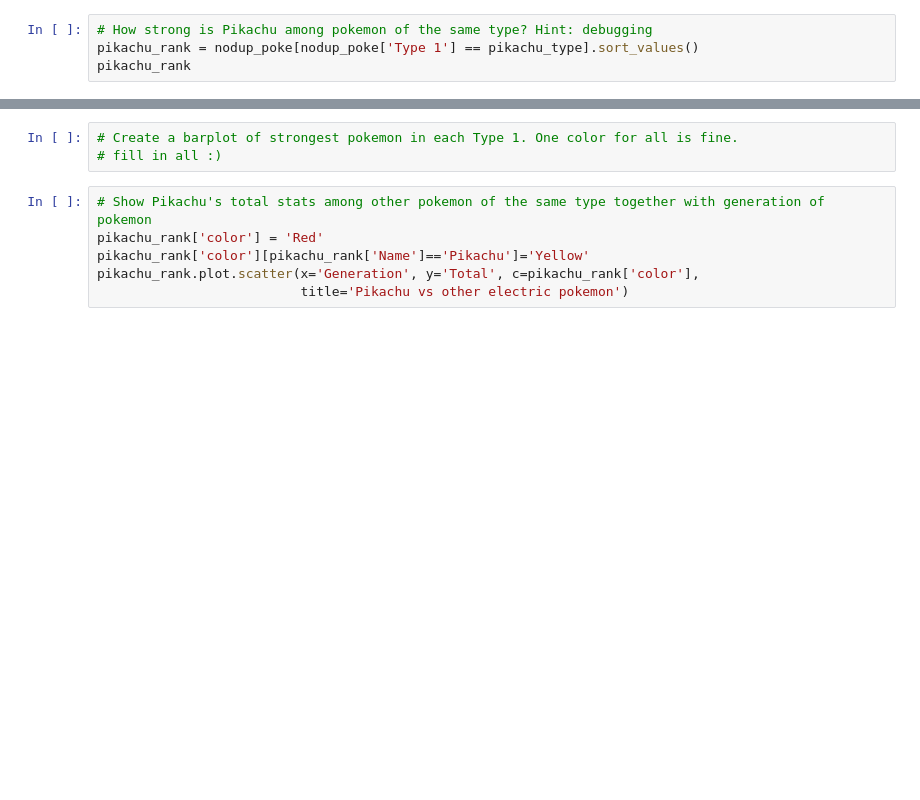
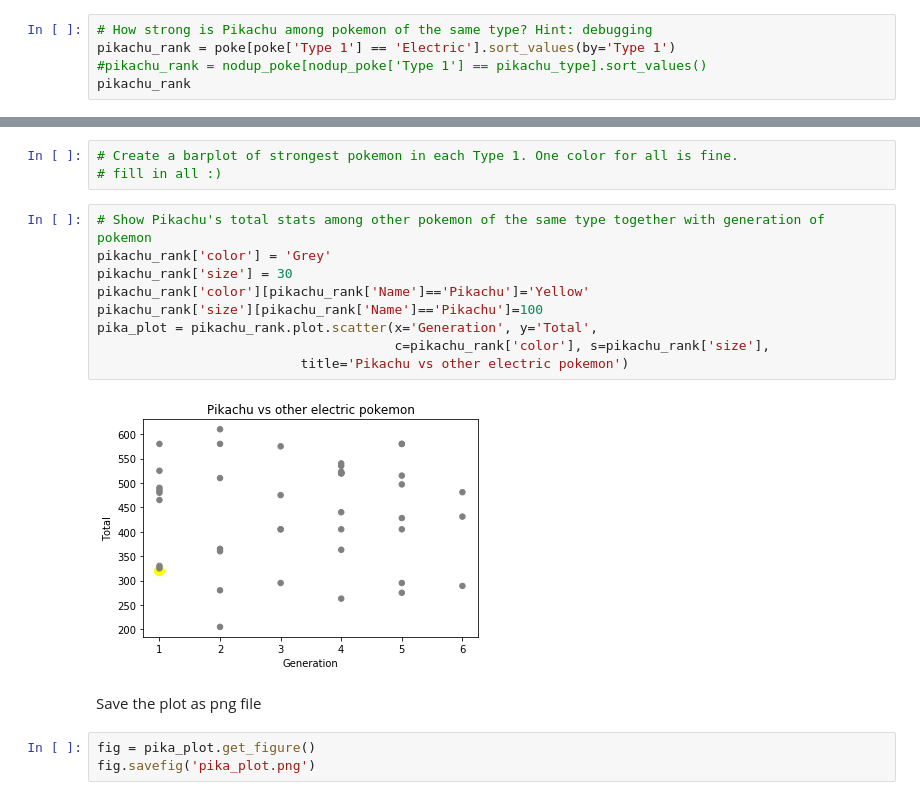
Before and after one commit to pyvec/pyworking-materials, a Jupyter notebook: 170902_Pandas/JupyterNTBs/Pandas_Theory_2.ipynb, the cells around one changed output, grey strips where cells are left out. Saved outputs shown, nothing was run; the diff lists cells and outputs as text; blank space fills up the shorter version.

```diff
--- a/170902_Pandas/JupyterNTBs/Pandas_Theory_2.ipynb
+++ b/170902_Pandas/JupyterNTBs/Pandas_Theory_2.ipynb
@@ -179,5 +184,6 @@ pikachu_type = nodup_poke['Type 1'][nodup_poke['Name'] == 'Pikachu'].values[0]
 pikachu_type
 # %%
 # How strong is Pikachu among pokemon of the same type? Hint: debugging
-pikachu_rank = nodup_poke[nodup_poke['Type 1'] == pikachu_type].sort_values()
+pikachu_rank = poke[poke['Type 1'] == 'Electric'].sort_values(by='Type 1')
+#pikachu_rank = nodup_poke[nodup_poke['Type 1'] == pikachu_type].sort_values()
 pikachu_rank
@@ -217,7 +241,17 @@ gener.plot.bar()
 # fill in all :)
 # %%
 # Show Pikachu's total stats among other pokemon of the same type together with generation of pokemon
-pikachu_rank['color'] = 'Red'
+pikachu_rank['color'] = 'Grey'
+pikachu_rank['size'] = 30
 pikachu_rank['color'][pikachu_rank['Name']=='Pikachu']='Yellow'
-pikachu_rank.plot.scatter(x='Generation', y='Total', c=pikachu_rank['color'],
+pikachu_rank['size'][pikachu_rank['Name']=='Pikachu']=100
+pika_plot = pikachu_rank.plot.scatter(x='Generation', y='Total',
+                                      c=pikachu_rank['color'], s=pikachu_rank['size'],
                           title='Pikachu vs other electric pokemon')
+# %% [output]
+[figure, added]
+# %% [markdown]
+Save the plot as png file
+# %%
+fig = pika_plot.get_figure()
+fig.savefig('pika_plot.png')
```
Also changed, not shown: parts of 5 cells of this notebook, 1 other file.
